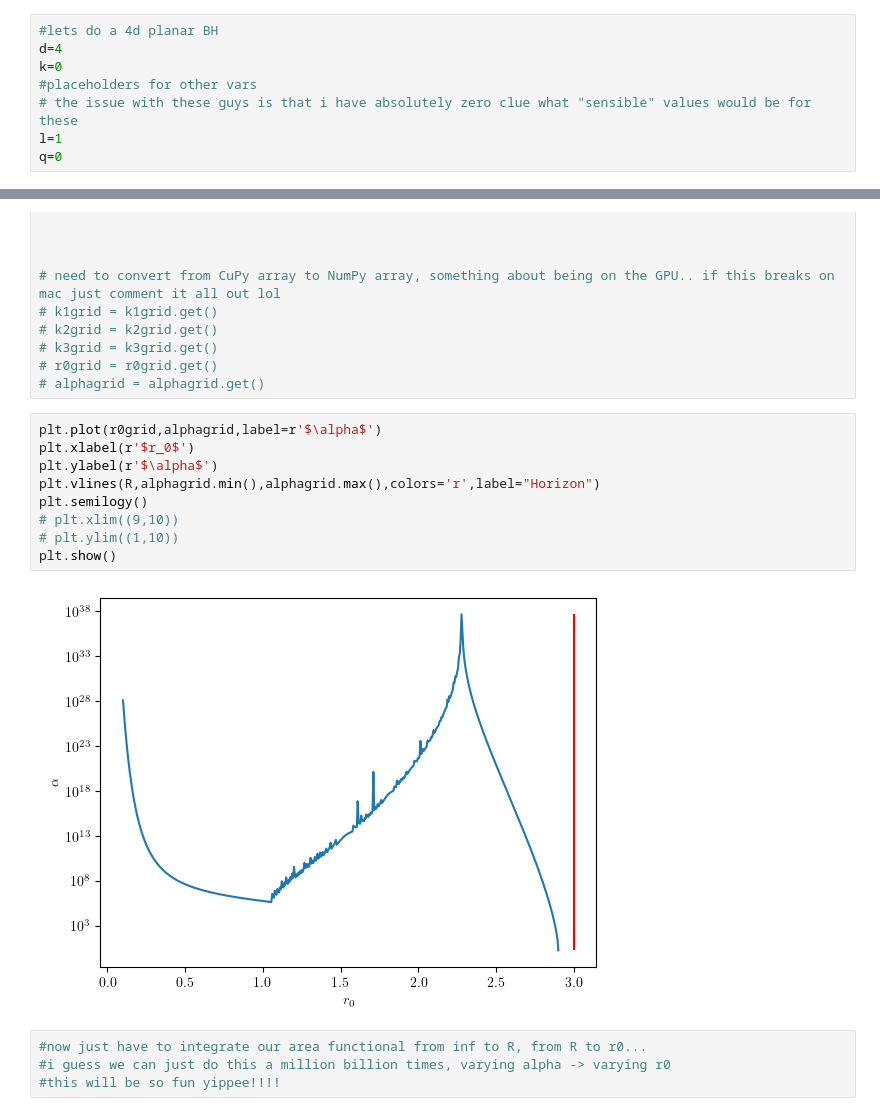
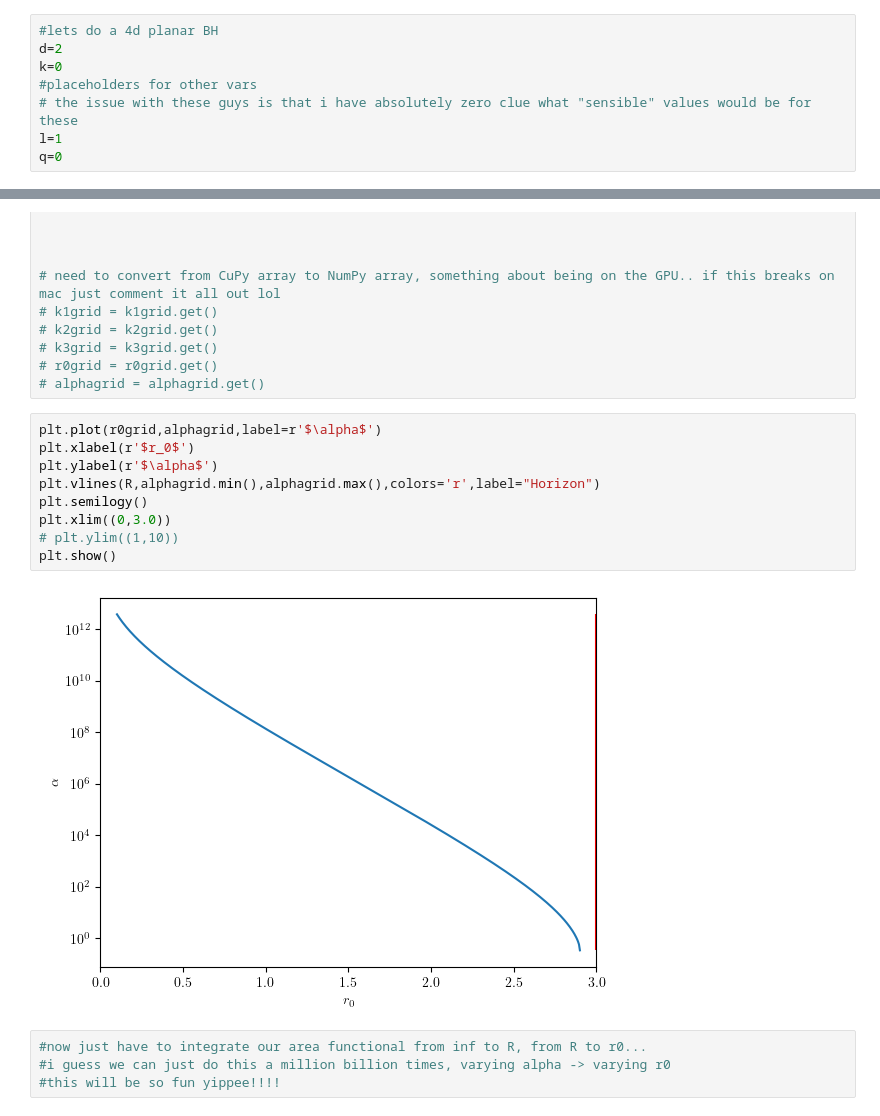
Before and after one commit to Bkorotko03/HoloProj, a Jupyter notebook: PertRNBH251110.ipynb, the cells around one changed output, grey strips where cells are left out. Drawn from its saved outputs; the diff is of its cells as text.

```diff
--- a/PertRNBH251110.ipynb
+++ b/PertRNBH251110.ipynb
@@ -17,7 +17,7 @@ rmax = 1000000000
 num = 500
 # %%
 #lets do a 4d planar BH
-d=4
+d=2
 k=0
 #placeholders for other vars
 # the issue with these guys is that i have absolutely zero clue what "sensible" values would be for these
@@ -148,14 +148,14 @@ k3grid = k3(r0grid,R)
 # %%
 plt.plot(r0grid,alphagrid,label=r'$\alpha$')
 plt.xlabel(r'$r_0$')
 plt.ylabel(r'$\alpha$')
 plt.vlines(R,alphagrid.min(),alphagrid.max(),colors='r',label="Horizon")
 plt.semilogy()
-# plt.xlim((9,10))
+plt.xlim((0,3.0))
 # plt.ylim((1,10))
 plt.show()
 # %% [output]
-[figure, old version]
+[figure, new version]
 # %%
 #now just have to integrate our area functional from inf to R, from R to r0...
 #i guess we can just do this a million billion times, varying alpha -> varying r0
```
Also changed, not shown: parts of 12 cells of this notebook.
